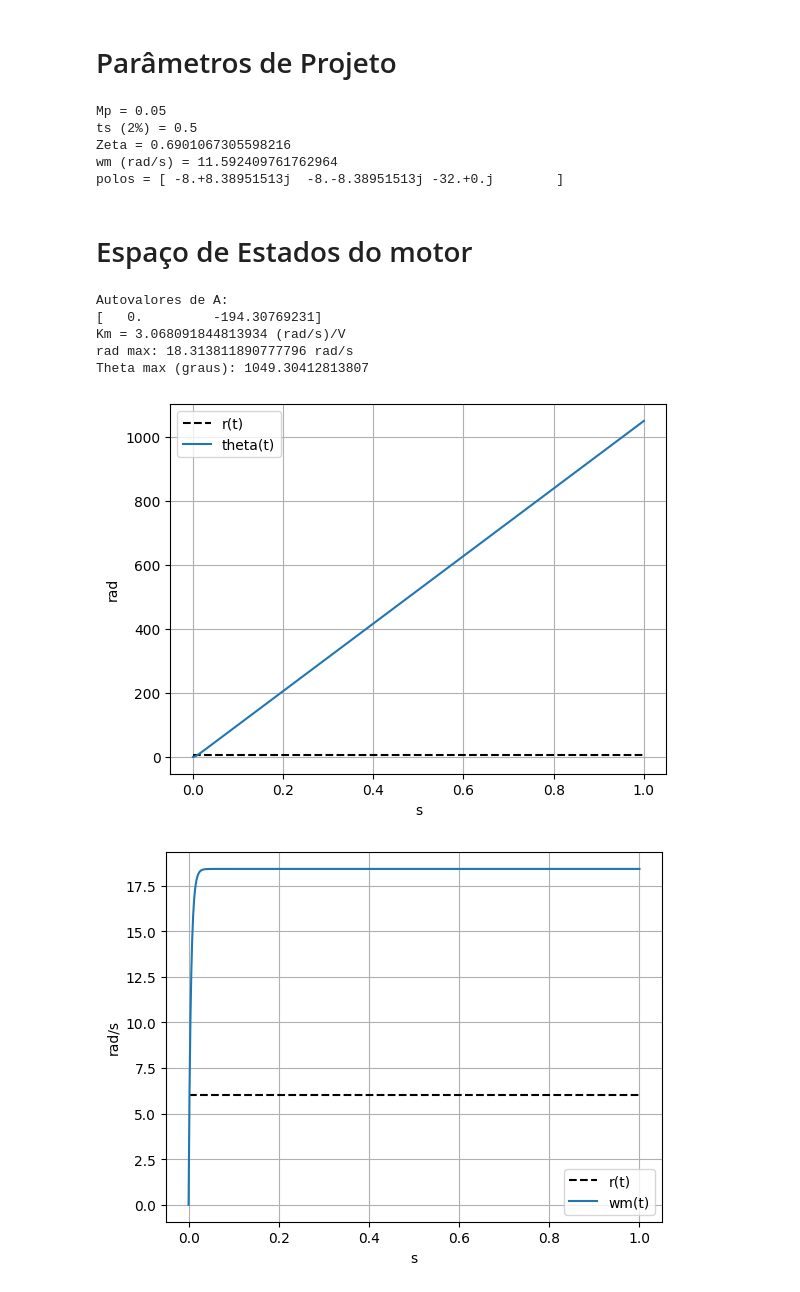
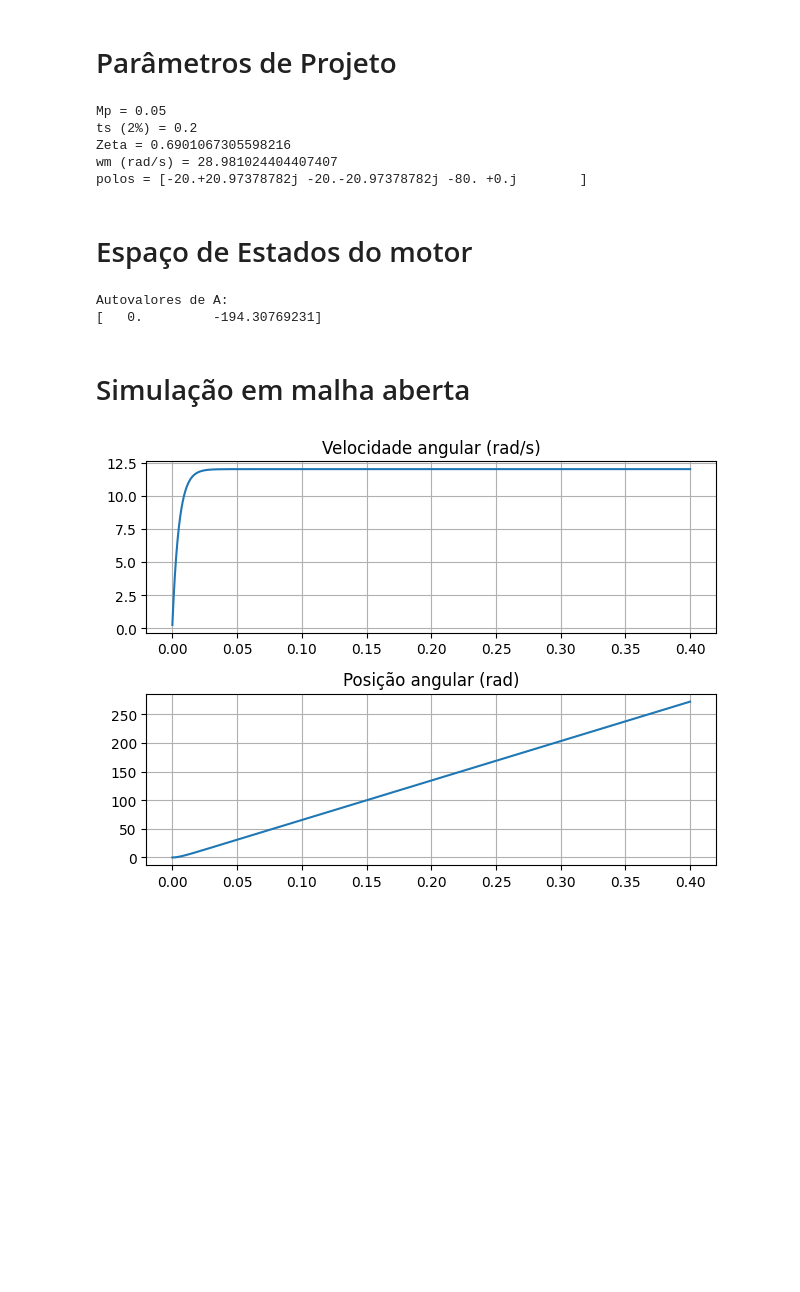
Before and after one commit to andrevale99/FMPSE_EGM0017, a Jupyter notebook: ControleSS/main.ipynb, the cells around one changed output. Cells and saved outputs as stored; diff of their text form; code cells hidden in the pictures; blank space fills up the shorter version.

```diff
--- a/ControleSS/main.ipynb
+++ b/ControleSS/main.ipynb
@@ -43,7 +45,7 @@ u[timeVect >= 0] = 3
 # Parâmetros de Projeto
 # %%
 Mp = 5 / 100
-ts2 = 0.5
+ts2 = 0.2
 zeta = np.sqrt((np.log(Mp)**2) / (np.pi**2 + np.log(Mp)**2))
 wm = 4 / (ts2*zeta)
 
@@ -60,10 +62,10 @@ polos = np.array([-real+imag*1j, -real-imag*1j, -real*4])
 print(f'polos = {polos}')
 # %% [output]
 Mp = 0.05
-ts (2%) = 0.5
+ts (2%) = 0.2
 Zeta = 0.6901067305598216
-wm (rad/s) = 11.592409761762964
-polos = [ -8.+8.38951513j  -8.-8.38951513j -32.+0.j        ]
+wm (rad/s) = 28.981024404407407
+polos = [-20.+20.97378782j -20.-20.97378782j -80. +0.j        ]
 # %% [markdown]
 # Espaço de Estados do motor
 # %%
@@ -95,31 +97,51 @@ C = np.array([[0,1]])
 D = 0
 
 print(f'Autovalores de A:\n{np.linalg.eigvals(A)}')
-
-# ==========================
-# Resposta Malha aberta
-# ==========================
-
-sys = signal.StateSpace(A, B, C, D)
-t,y,x = signal.lsim(sys, U=u, T=timeVect)
-
-# Ganho estático de velocidade
-Km = x[-1,0]/u[-1]
-print(f'Km = {Km} (rad/s)/V')
-
-print(f'rad max: {np.max(y)} rad/s')
-print(f'Theta max (graus): {np.max(np.rad2deg(y))}')
-
-plotData(timeVect,u,np.rad2deg(y), ['s','rad'], ['r(t)','theta(t)'])
-plotData(timeVect,u,x[:,0], ['s','rad/s'], ['r(t)','wm(t)'])
 # %% [output]
 Autovalores de A:
 [   0.         -194.30769231]
-Km = 3.068091844813934 (rad/s)/V
-rad max: 18.313811890777796 rad/s
-Theta max (graus): 1049.30412813807
-[figure, removed]
-[figure, removed]
+# %% [markdown]
+# Simulação em malha aberta
+# %%
+# x = [wm theta].T
+timeSimulation = 0.4
+dt = 1e-4
+
+Samples = int(timeSimulation / dt)
+
+x = np.array([[0],[0]])
+x_history = np.zeros((2, Samples))
+t = np.linspace(0, timeSimulation, Samples)
+
+y = np.zeros((Samples))
+
+for i in range(Samples):
+    x_dot = A @ x + B * uVolts
+    x = x + dt * x_dot
+    x_history[:, i] = x[:,0]
+
+    y[i] = (C @ x)[0, 0]
+
+# Saídas
+wm = x_history[0, :]
+theta = x_history[1, :]
+
+# Plot
+plt.figure()
+plt.subplot(2,1,1)
+plt.plot(t, wm)
+plt.title("Velocidade angular (rad/s)")
+plt.grid()
+
+plt.subplot(2,1,2)
+plt.plot(t, np.rad2deg(y))
+plt.title("Posição angular (rad)")
+plt.grid()
+
+plt.tight_layout()
+plt.show()
+# %% [output]
+[figure, added]
 # %%
 # ===============================
 #  Novo Sistema
```
Also changed, not shown: parts of 9 cells of this notebook.
